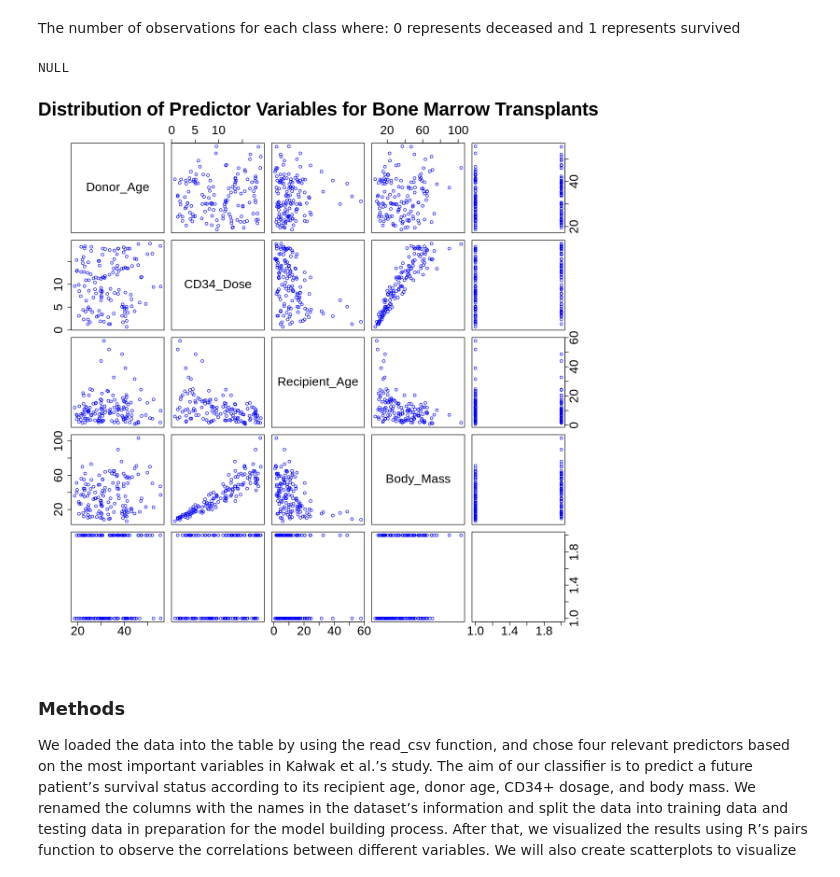
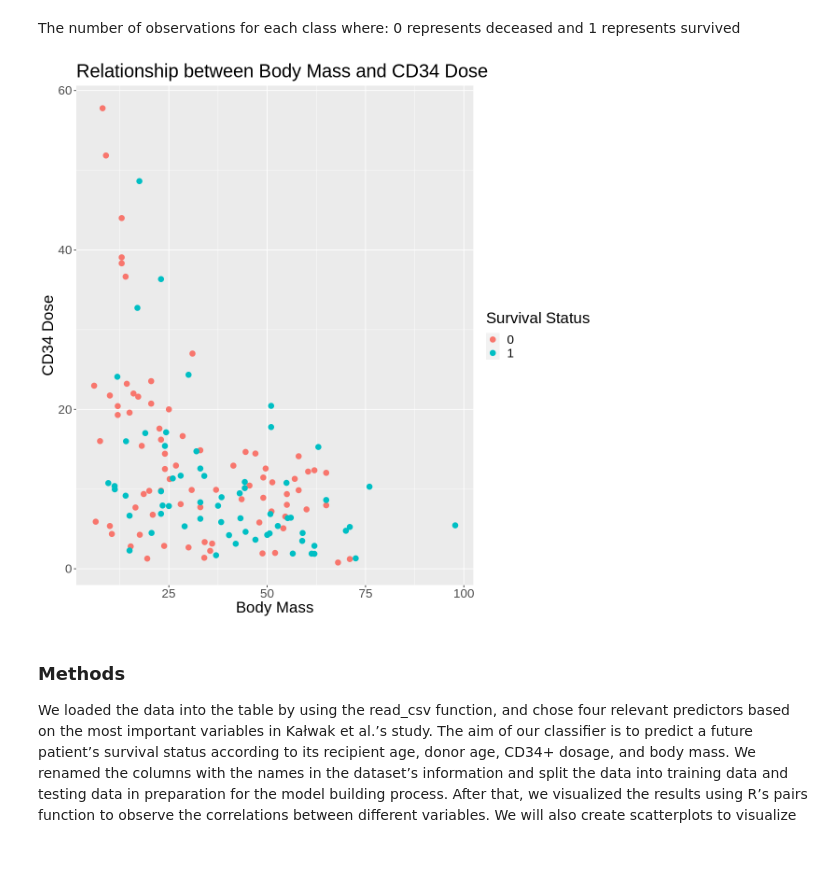
Before and after one commit to rishiiii3/dsci-100-2023S-group-67, a Jupyter notebook: Bone Marrow Analysis.ipynb, the cells around one changed output. Saved outputs shown, nothing was run; the diff lists cells and outputs as text; code cells hidden in the pictures.

Commit message:
made changes to the graph

```diff
--- a/Bone Marrow Analysis.ipynb
+++ b/Bone Marrow Analysis.ipynb
@@ -148,17 +148,14 @@ The number of observations for each class where:
 # %%
 #visualizing the data
 options(repr.plot.width = 10, repr.plot.height = 10)
-data_analysis_plot <- pairs(bone_marrow_train,
-                         col = "blue",
-                         labels = c("Donor_Age", "CD34_Dose", "Recipient_Age", "Body_Mass"),
-                         main = "Distribution of Predictor Variables for Bone Marrow Transplants",
-                         cex.labels = 2,
-                         cex.main = 2,
-                         cex.axis = 2)
-data_analysis_plot
+CD34_vs_body_mass = ggplot(bone_marrow_train, aes(x = Body_Mass, y = CD34_Dose, color = Survival_Status))+
+       geom_point(size = 3) +
+       labs(x = "Body Mass", y = "CD34 Dose", color= "Survival Status") +
+       ggtitle("Relationship between Body Mass and CD34 Dose") +
+       theme(text = element_text(size = 20))
+CD34_vs_body_mass
 # %% [output]
-NULL
-[figure, old version]
+[figure, new version]
 # %% [markdown]
 ### Methods
 We loaded the data into the table by using the read_csv function, and chose four relevant predictors based on the most important variables in Kałwak et al.’s study. The aim of our classifier is to predict a future patient’s survival status according to its recipient age, donor age, CD34+ dosage, and body mass. We renamed the columns with the names in the dataset’s information and split the data into training data and testing data in preparation for the model building process. After that, we visualized the results using R’s pairs function to observe the correlations between different variables. We will also create scatterplots to visualize the impacts of different predictors on survival status. We aim to build a K-nearest neighbors classification model to accurately classify new observations as either deceased or survived based on our predictors. To do this, we will use cross-validation to tune the model and evaluate the model’s accuracy by testing its predictions on the testing dataset.
```
Also changed, not shown: parts of 1 cell of this notebook.
